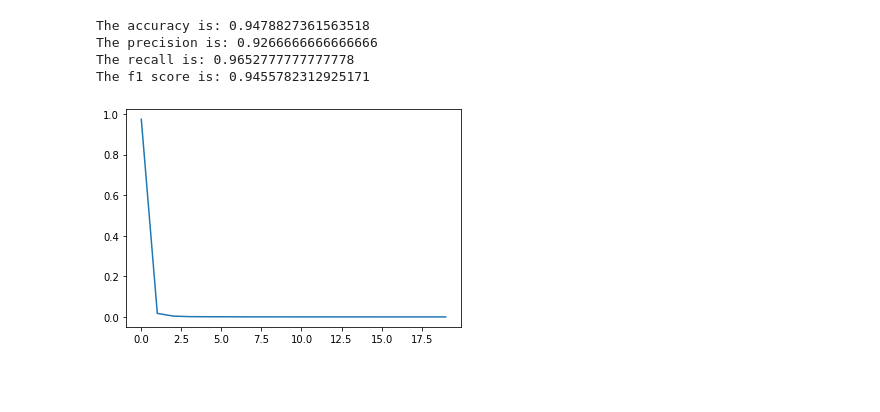
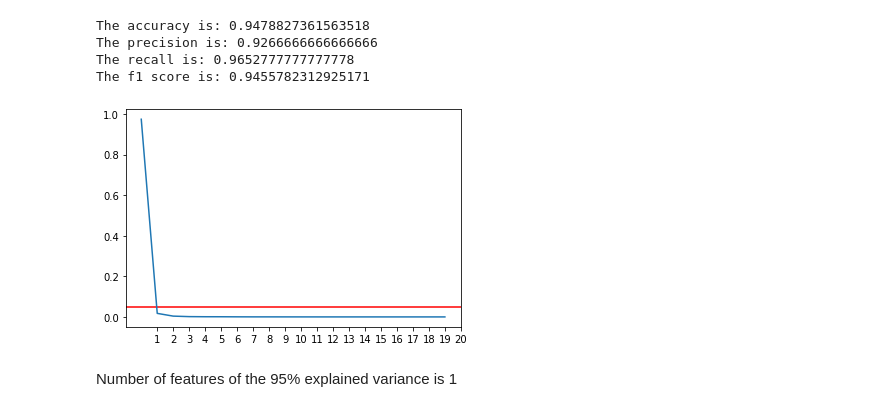
Before and after one commit to Hameon4/Tensorflow-2.0-Practice, a Jupyter notebook: EBTIC_Advanced_AI_training.ipynb, the cells around one changed output. Cells and saved outputs as stored; diff of their text form; code cells hidden in the pictures; blank space fills up the shorter version.

```diff
--- a/EBTIC_Advanced_AI_training.ipynb
+++ b/EBTIC_Advanced_AI_training.ipynb
@@ -161,9 +161,13 @@ The f1 score is: 0.9455782312925171
 # %%
 # Dimensionality reduction with PCA
 from sklearn.decomposition import PCA
 
 pca = PCA(n_components=20)
 pca.fit(X_valid)
+plt.axhline(y=0.05, color='r', linestyle='-')
 plt.plot(pca.explained_variance_ratio_);
+plt.xticks(np.arange(1, 21));
 # %% [output]
-[figure, old version]
+[figure, new version]
+# %% [markdown]
+Number of features of the 95% explained variance is 1
```
